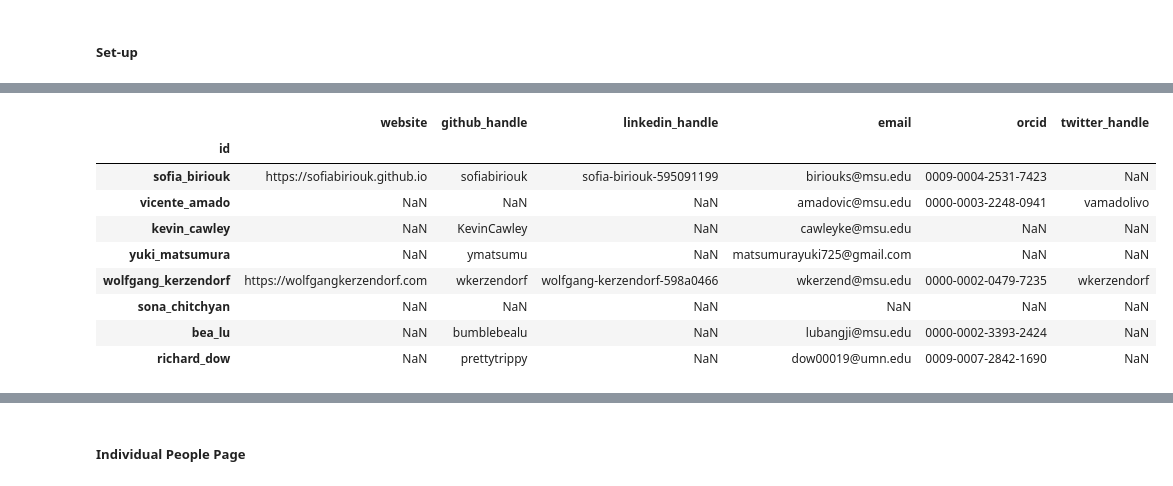
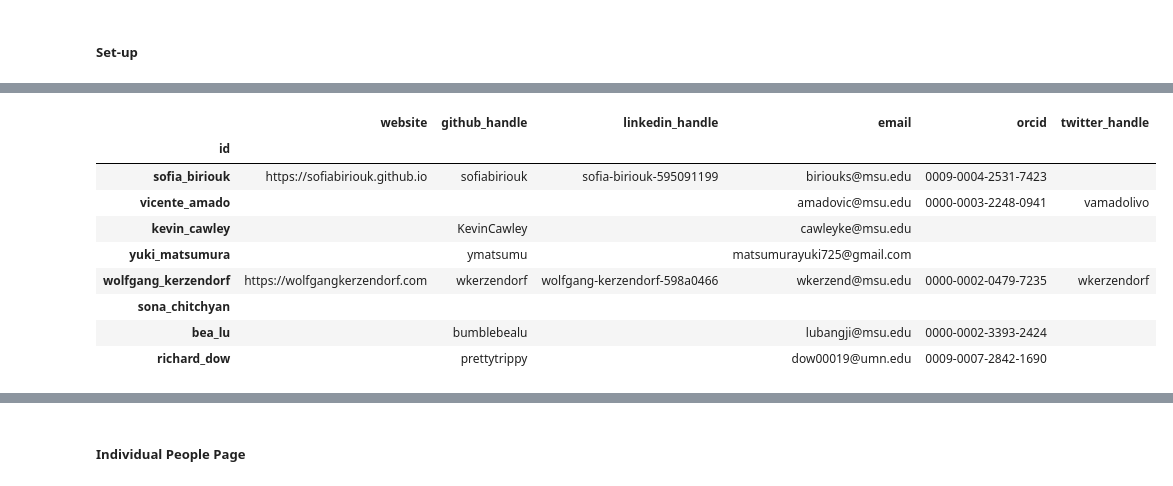
Before and after one commit to deepthought-initiative/dtiwebsite_generator, a Jupyter notebook: notebooks/create_htmls.ipynb, the cells around one changed output, grey strips where cells are left out. Saved outputs shown, nothing was run; the diff lists cells and outputs as text; code cells hidden in the pictures.

```diff
--- a/notebooks/create_htmls.ipynb
+++ b/notebooks/create_htmls.ipynb
@@ -371,28 +385,29 @@ edu_df = read_member_data_jsons("education.json")[
 # %%
 social_link_list = []
 for single_member_file_path in MEMBERS_DIR.rglob("social_links.json"):
     with open(single_member_file_path, "r") as fname:
         member_social_link = json.load(fname)
     info_json_file_path = single_member_file_path.parent.parent / "info.json"
     with open(info_json_file_path, "r") as file_info:
         member_info_data = json.load(file_info)
     mem_id = member_info_data["id"]
     member_social_link["id"] = mem_id
     social_link_list.append(member_social_link)
 social_links_df = pd.DataFrame(social_link_list)
 social_links_df.set_index("id", inplace=True)
+social_links_df.fillna("", inplace=True)
 social_links_df
 # %% [output]
 |  | website | github_handle | linkedin_handle | email | orcid | twitter_handle |
 | id |  |  |  |  |  |  |
-| sofia_biriouk | https://sofiabiriouk.github.io | sofiabiriouk | sofia-biriouk-595091199 | biriouks@msu.edu | 0009-0004-2531-7423 | NaN |
-| vicente_amado | NaN | NaN | NaN | amadovic@msu.edu | 0000-0003-2248-0941 | vamadolivo |
-| kevin_cawley | NaN | KevinCawley | NaN | cawleyke@msu.edu | NaN | NaN |
-| yuki_matsumura | NaN | ymatsumu | NaN | matsumurayuki725@gmail.com | NaN | NaN |
+| sofia_biriouk | https://sofiabiriouk.github.io | sofiabiriouk | sofia-biriouk-595091199 | biriouks@msu.edu | 0009-0004-2531-7423 |  |
+| vicente_amado |  |  |  | amadovic@msu.edu | 0000-0003-2248-0941 | vamadolivo |
+| kevin_cawley |  | KevinCawley |  | cawleyke@msu.edu |  |  |
+| yuki_matsumura |  | ymatsumu |  | matsumurayuki725@gmail.com |  |  |
 | wolfgang_kerzendorf | https://wolfgangkerzendorf.com | wkerzendorf | wolfgang-kerzendorf-598a0466 | wkerzend@msu.edu | 0000-0002-0479-7235 | wkerzendorf |
-| sona_chitchyan | NaN | NaN | NaN | NaN | NaN | NaN |
-| bea_lu | NaN | bumblebealu | NaN | lubangji@msu.edu | 0000-0002-3393-2424 | NaN |
-| richard_dow | NaN | prettytrippy | NaN | dow00019@umn.edu | 0009-0007-2842-1690 | NaN |
+| sona_chitchyan |  |  |  |  |  |  |
+| bea_lu |  | bumblebealu |  | lubangji@msu.edu | 0000-0002-3393-2424 |  |
+| richard_dow |  | prettytrippy |  | dow00019@umn.edu | 0009-0007-2842-1690 |  |
 # %%
 filtered_exp_df = exp_df[exp_df["end_date"].isna()]
 def most_recent_row(group):
```
Also changed, not shown: parts of 7 cells of this notebook.
